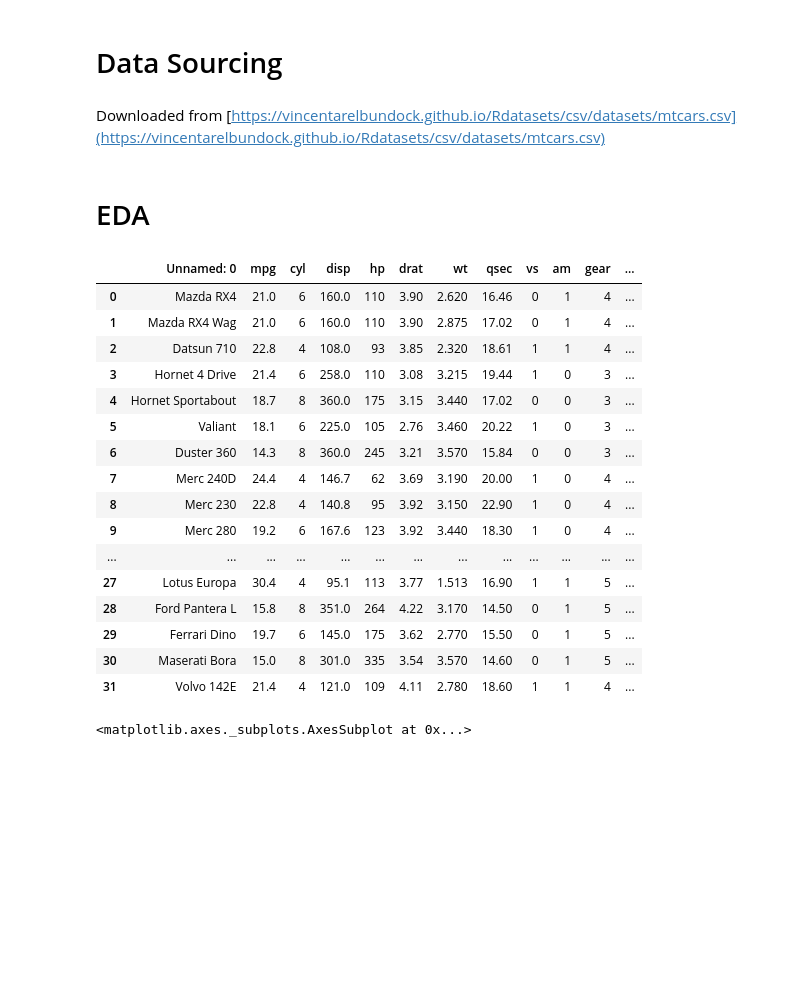
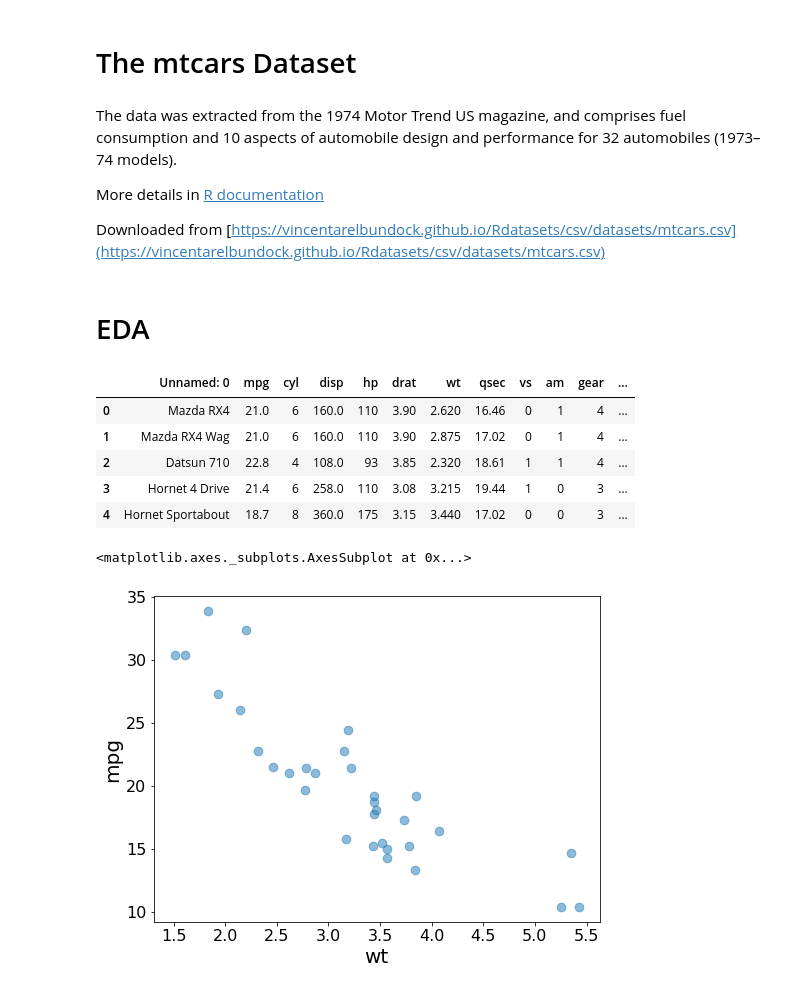
Before and after one commit to MrKriss/python-dev-sessions, a Jupyter notebook: analysis/01-EDA of MT Cars Data.ipynb, the cells around one changed output. Drawn from its saved outputs; the diff is of its cells as text; code cells hidden in the pictures; blank space fills up the shorter version.

```diff
--- a/analysis/01-EDA of MT Cars Data.ipynb
+++ b/analysis/01-EDA of MT Cars Data.ipynb
@@ -1,29 +1,22 @@
-# %% [markdown]
-# Data Sourcing
-# %% [markdown]
-Downloaded from [https://vincentarelbundock.github.io/Rdatasets/csv/datasets/mtcars.csv](https://vincentarelbundock.github.io/Rdatasets/csv/datasets/mtcars.csv)
+# %% [markdown]
+# The mtcars Dataset
+# %% [markdown]
+The data was extracted from the 1974 Motor Trend US magazine, and comprises fuel consumption and 10 aspects of automobile design and performance for 32 automobiles (1973–74 models).
+
+More details in [R documentation](https://stat.ethz.ch/R-manual/R-devel/library/datasets/html/mtcars.html)
+
+Downloaded from [https://vincentarelbundock.github.io/Rdatasets/csv/datasets/mtcars.csv](https://vincentarelbundock.github.io/Rdatasets/csv/datasets/mtcars.csv)
 # %% [markdown]
 # EDA
 # %%
 import pandas as pd
 
 df = pd.read_csv('../data/raw/mtcars.csv')
-df
+df.head()
 # %% [output]
 |  | Unnamed: 0 | mpg | cyl | disp | hp | drat | wt | qsec | vs | am | gear | ... |
 | 0 | Mazda RX4 | 21.0 | 6 | 160.0 | 110 | 3.90 | 2.620 | 16.46 | 0 | 1 | 4 | ... |
 | 1 | Mazda RX4 Wag | 21.0 | 6 | 160.0 | 110 | 3.90 | 2.875 | 17.02 | 0 | 1 | 4 | ... |
 | 2 | Datsun 710 | 22.8 | 4 | 108.0 | 93 | 3.85 | 2.320 | 18.61 | 1 | 1 | 4 | ... |
 | 3 | Hornet 4 Drive | 21.4 | 6 | 258.0 | 110 | 3.08 | 3.215 | 19.44 | 1 | 0 | 3 | ... |
 | 4 | Hornet Sportabout | 18.7 | 8 | 360.0 | 175 | 3.15 | 3.440 | 17.02 | 0 | 0 | 3 | ... |
-| 5 | Valiant | 18.1 | 6 | 225.0 | 105 | 2.76 | 3.460 | 20.22 | 1 | 0 | 3 | ... |
-| 6 | Duster 360 | 14.3 | 8 | 360.0 | 245 | 3.21 | 3.570 | 15.84 | 0 | 0 | 3 | ... |
-| 7 | Merc 240D | 24.4 | 4 | 146.7 | 62 | 3.69 | 3.190 | 20.00 | 1 | 0 | 4 | ... |
-| 8 | Merc 230 | 22.8 | 4 | 140.8 | 95 | 3.92 | 3.150 | 22.90 | 1 | 0 | 4 | ... |
-| 9 | Merc 280 | 19.2 | 6 | 167.6 | 123 | 3.92 | 3.440 | 18.30 | 1 | 0 | 4 | ... |
-| ... | ... | ... | ... | ... | ... | ... | ... | ... | ... | ... | ... | ... |
-| 27 | Lotus Europa | 30.4 | 4 | 95.1 | 113 | 3.77 | 1.513 | 16.90 | 1 | 1 | 5 | ... |
-| 28 | Ford Pantera L | 15.8 | 8 | 351.0 | 264 | 4.22 | 3.170 | 14.50 | 0 | 1 | 5 | ... |
-| 29 | Ferrari Dino | 19.7 | 6 | 145.0 | 175 | 3.62 | 2.770 | 15.50 | 0 | 1 | 5 | ... |
-| 30 | Maserati Bora | 15.0 | 8 | 301.0 | 335 | 3.54 | 3.570 | 14.60 | 0 | 1 | 5 | ... |
-| 31 | Volvo 142E | 21.4 | 4 | 121.0 | 109 | 4.11 | 2.780 | 18.60 | 1 | 1 | 4 | ... |
@@ -30,6 +37,6 @@ df
 # %%
-figsize=(8, 6)
-df.plot.scatter(x="wt", y='mpg', figsize=figsize)
+df.plot.scatter(x="wt", y='mpg', s=75, alpha=.5)
 # %% [output]
 <matplotlib.axes._subplots.AxesSubplot at 0x...>
+[figure, added]
 # %%
```
Also changed, not shown: parts of 5 cells of this notebook, 2 other files.
